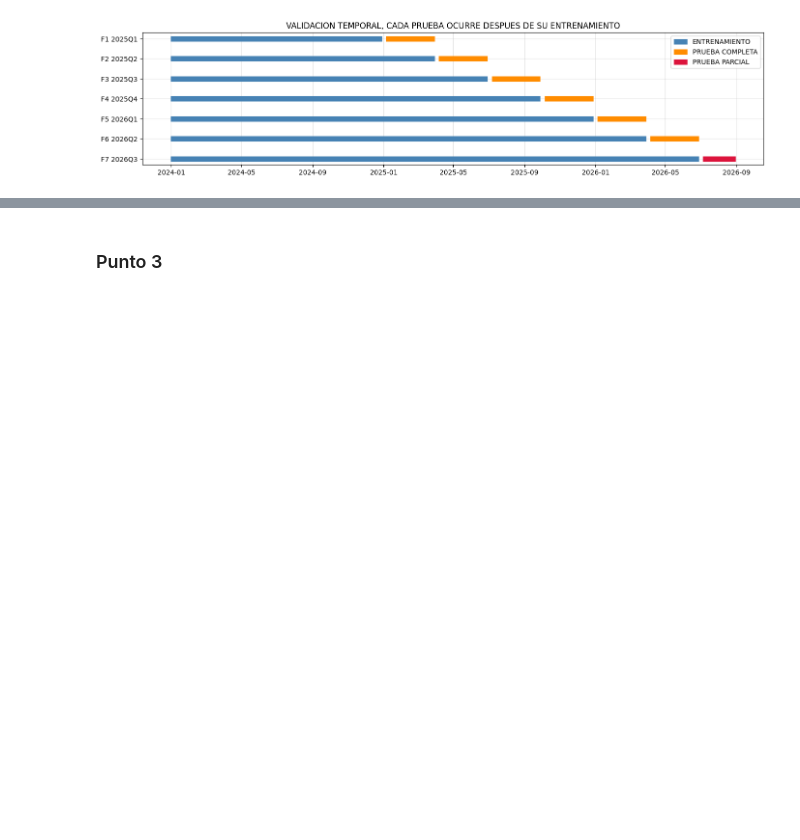
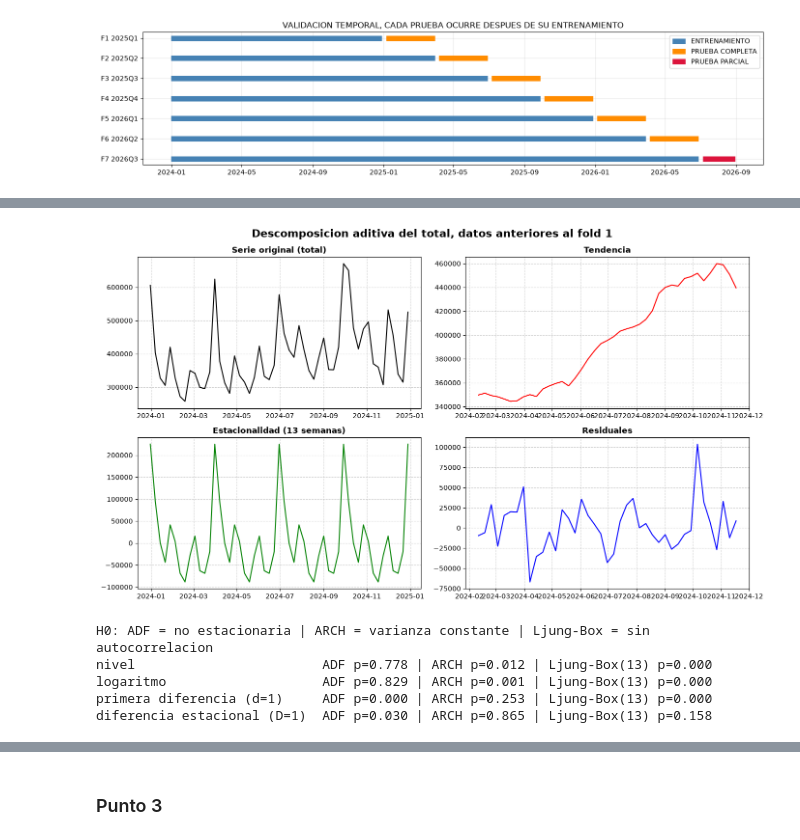
Before and after one commit to juanjocamposv/Parcial-2-analitica-forecast-sus, a Jupyter notebook: 02_Parcial_Forecasting_OTCHS_22_corregido2.ipynb, the cells around one changed output, grey strips where cells are left out. Drawn from its saved outputs; the diff is of its cells as text; code cells hidden in the pictures; blank space fills up the shorter version.

```diff
--- a/02_Parcial_Forecasting_OTCHS_22_corregido2.ipynb
+++ b/02_Parcial_Forecasting_OTCHS_22_corregido2.ipynb
@@ -347,0 +441,38 @@ LOS TRIMESTRES COMPLETOS SE USAN PARA COMPARAR MODELOS, EL FOLD PARCIAL ES UN CO
+# %%
+import warnings
+from statsmodels.tsa.seasonal import seasonal_decompose
+from statsmodels.tsa.stattools import adfuller
+from statsmodels.stats.diagnostic import het_arch, acorr_ljungbox
+
+ident = tot[tot.index <= folds.origen.iloc[0]]          # total semanal hasta el origen del fold 1
+decomp = seasonal_decompose(ident, model="additive", period=13)
+
+fig, axes = plt.subplots(2, 2, figsize=(14, 8))
+paneles = [(ident, "Serie original (total)", "black"), (decomp.trend, "Tendencia", "red"),
+           (decomp.seasonal, "Estacionalidad (13 semanas)", "green"), (decomp.resid, "Residuales", "blue")]
+for ax, (serie, titulo, color) in zip(axes.flat, paneles):
+    ax.plot(serie, color=color)
+    ax.set_title(titulo, fontsize=12, fontweight="bold")
+    ax.grid(True, linestyle="--", alpha=0.6)
+plt.suptitle("Descomposicion aditiva del total, datos anteriores al fold 1", fontsize=16, fontweight="bold")
+plt.tight_layout()
+plt.show()
+
+def pruebas(x, nombre):
+    x = x.dropna()
+    with warnings.catch_warnings():
+        warnings.simplefilter("ignore", FutureWarning)   # avisos de cambio de version de statsmodels
+        print(f"{nombre:28s} ADF p={adfuller(x)[1]:.3f} | ARCH p={het_arch(x)[1]:.3f} | Ljung-Box(13) p={acorr_ljungbox(x, lags=[13]).lb_pvalue.iloc[0]:.3f}")
+
+print("H0: ADF = no estacionaria | ARCH = varianza constante | Ljung-Box = sin autocorrelacion")
+pruebas(ident, "nivel")
+pruebas(np.log(ident), "logaritmo")
+pruebas(ident.diff(), "primera diferencia (d=1)")
+pruebas(ident.diff(13), "diferencia estacional (D=1)")
+# %% [output]
+[figure, added]
+H0: ADF = no estacionaria | ARCH = varianza constante | Ljung-Box = sin autocorrelacion
+nivel                        ADF p=0.778 | ARCH p=0.012 | Ljung-Box(13) p=0.000
+logaritmo                    ADF p=0.829 | ARCH p=0.001 | Ljung-Box(13) p=0.000
+primera diferencia (d=1)     ADF p=0.000 | ARCH p=0.253 | Ljung-Box(13) p=0.000
+diferencia estacional (D=1)  ADF p=0.030 | ARCH p=0.865 | Ljung-Box(13) p=0.158
```
Also changed, not shown: parts of 51 cells of this notebook, 1 other file.
